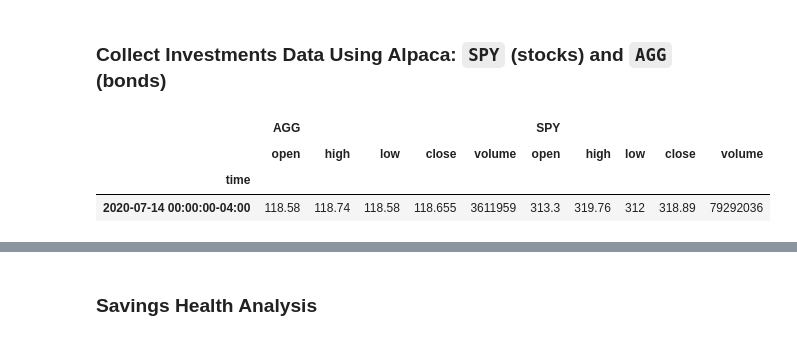
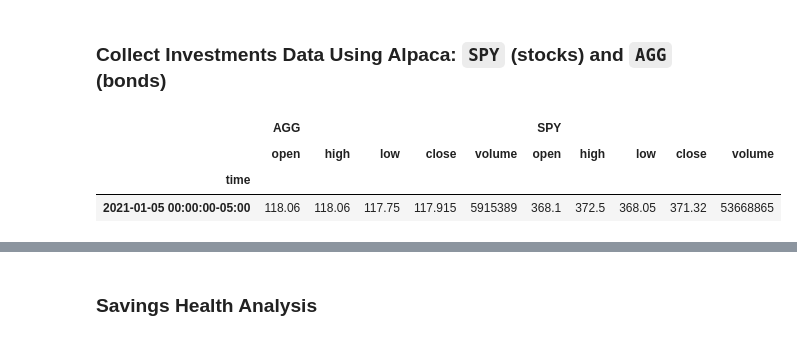
Before and after one commit to mnewk555/apis-homework, a Jupyter notebook: financial-planner.ipynb, the cells around one changed output, grey strips where cells are left out. Saved outputs shown, nothing was run; the diff lists cells and outputs as text; code cells hidden in the pictures.

```diff
--- a/financial-planner.ipynb
+++ b/financial-planner.ipynb
@@ -75,31 +75,31 @@ alpaca = tradeapi.REST(
 # %%
 # Format current date as ISO format
 # YOUR CODE HERE!
-today = pd.Timestamp("2020-07-14", tz="America/New_York").isoformat()
+today = pd.Timestamp("2021-01-05", tz="America/New_York").isoformat()
 
 # Set the tickers
 tickers = ["AGG", "SPY"]
 
 # Set timeframe to '1D' for Alpaca API
 timeframe = "1D"
 
 # Get current closing prices for SPY and AGG
 # YOUR CODE HERE!
 my_stock = alpaca.get_barset(
     tickers,
     timeframe,
     start = today,
     end = today
 ).df
 
 # Preview DataFrame
 # YOUR CODE HERE!
 my_stock.head()
 # %% [output]
 |  | AGG |  |  |  |  | SPY |  |  |  |  |
 |  | open | high | low | close | volume | open | high | low | close | volume |
 | time |  |  |  |  |  |  |  |  |  |  |
-| 2020-07-14 00:00:00-04:00 | 118.58 | 118.74 | 118.58 | 118.655 | 3611959 | 313.3 | 319.76 | 312 | 318.89 | 79292036 |
+| 2021-01-05 00:00:00-05:00 | 118.06 | 118.06 | 117.75 | 117.915 | 5915389 | 368.1 | 372.5 | 368.05 | 371.32 | 53668865 |
 # %%
 # Pick AGG and SPY close prices
 # YOUR CODE HERE!
```
Also changed, not shown: parts of 15 cells of this notebook.
